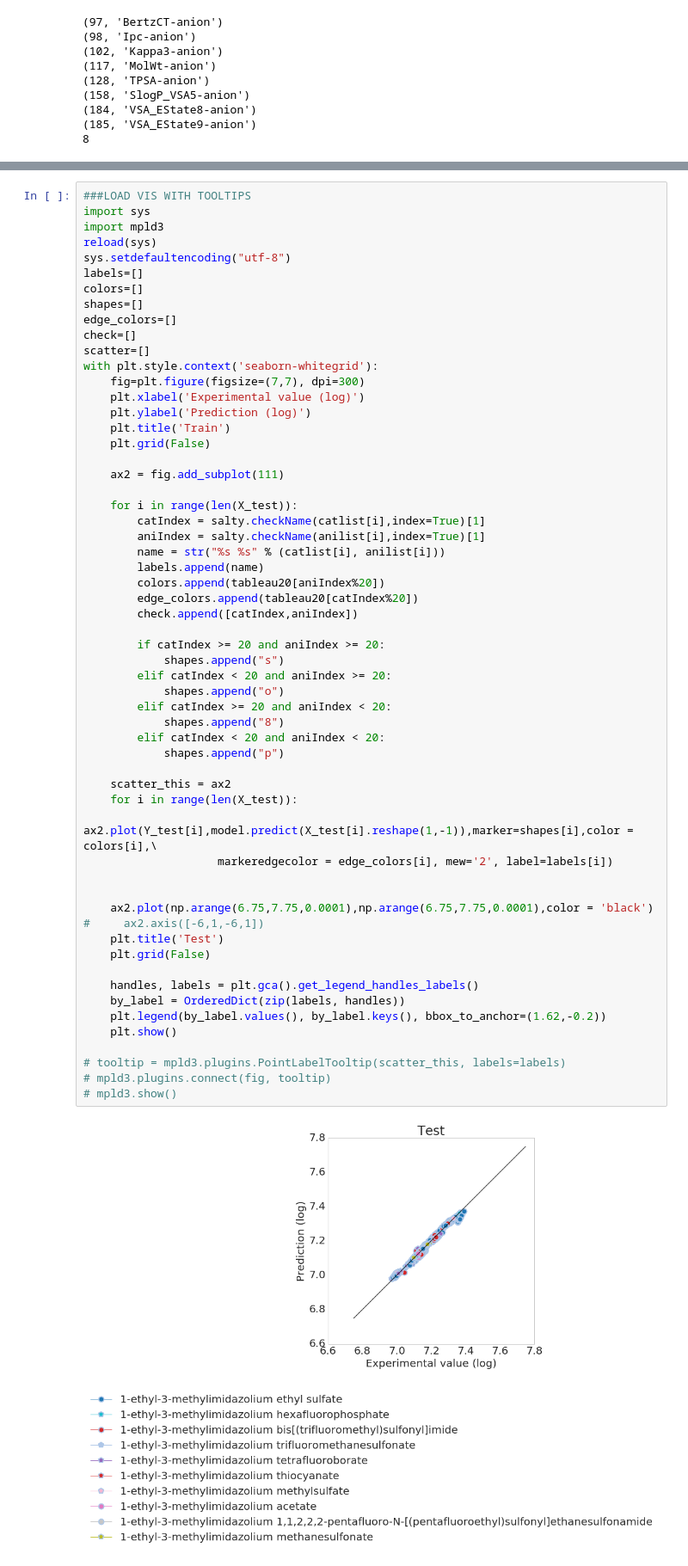
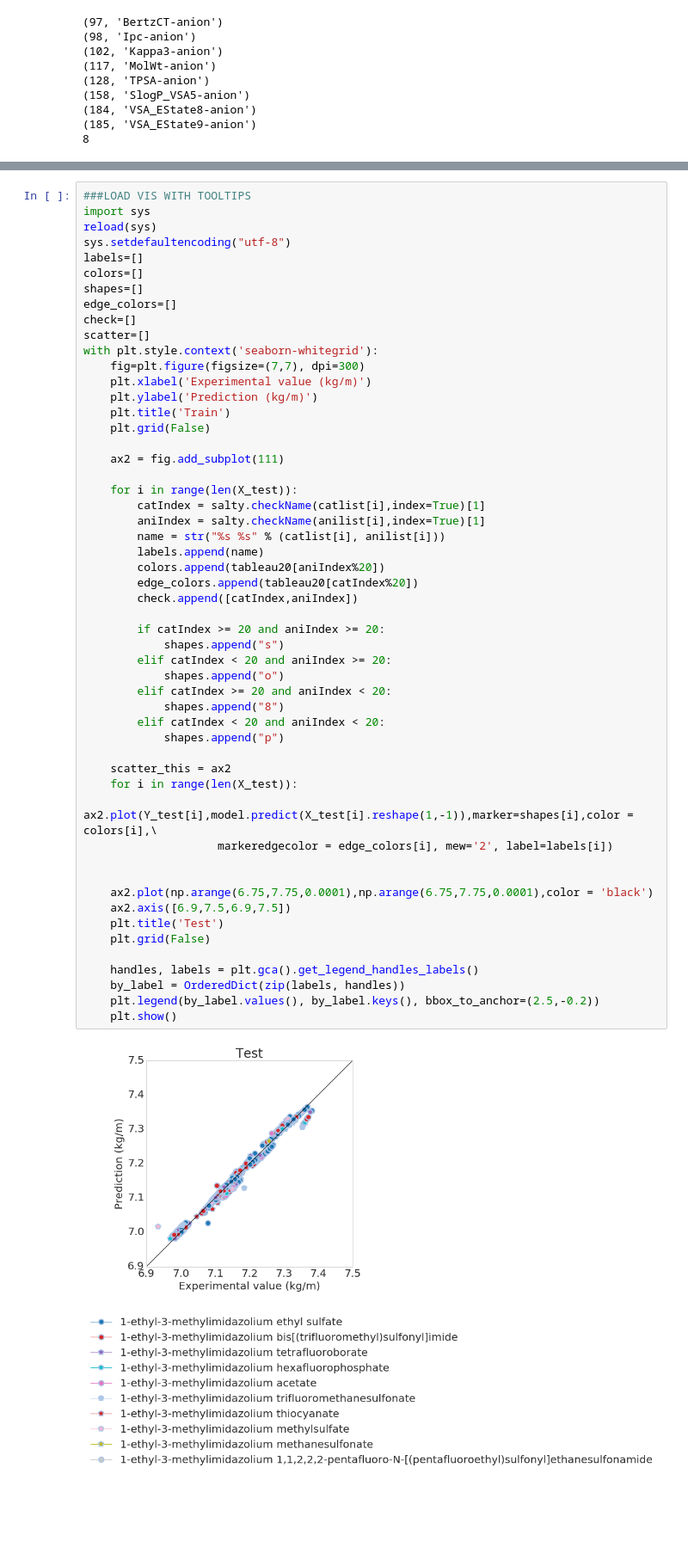
Before and after one commit to wesleybeckner/salty, a Jupyter notebook: scripts/LASSO_wesley.ipynb, the cells around one changed output, grey strips where cells are left out. Shown at 86% size. Saved outputs shown, nothing was run; the diff lists cells and outputs as text; blank space fills up the shorter version.

```diff
--- a/scripts/LASSO_wesley.ipynb
+++ b/scripts/LASSO_wesley.ipynb
@@ -135,7 +135,6 @@ with plt.style.context('seaborn-whitegrid'):
 # %%
 ###LOAD VIS WITH TOOLTIPS
 import sys
-import mpld3
 reload(sys)
 sys.setdefaultencoding("utf-8")
 labels=[]
@@ -146,8 +145,8 @@ check=[]
 scatter=[]
 with plt.style.context('seaborn-whitegrid'):
     fig=plt.figure(figsize=(7,7), dpi=300)
-    plt.xlabel('Experimental value (log)')
-    plt.ylabel('Prediction (log)')
+    plt.xlabel('Experimental value (kg/m)')
+    plt.ylabel('Prediction (kg/m)')
     plt.title('Train')
     plt.grid(False)
 
@@ -158,37 +157,33 @@ with plt.style.context('seaborn-whitegrid'):
         aniIndex = salty.checkName(anilist[i],index=True)[1]
         name = str("%s %s" % (catlist[i], anilist[i]))
         labels.append(name)
         colors.append(tableau20[aniIndex%20])
         edge_colors.append(tableau20[catIndex%20])
         check.append([catIndex,aniIndex])
 
         if catIndex >= 20 and aniIndex >= 20:
             shapes.append("s")
         elif catIndex < 20 and aniIndex >= 20:
             shapes.append("o")
         elif catIndex >= 20 and aniIndex < 20:
             shapes.append("8")
         elif catIndex < 20 and aniIndex < 20:
             shapes.append("p")
 
     scatter_this = ax2
     for i in range(len(X_test)):
         ax2.plot(Y_test[i],model.predict(X_test[i].reshape(1,-1)),marker=shapes[i],color = colors[i],\
                     markeredgecolor = edge_colors[i], mew='2', label=labels[i])
 
 
     ax2.plot(np.arange(6.75,7.75,0.0001),np.arange(6.75,7.75,0.0001),color = 'black')
-#     ax2.axis([-6,1,-6,1])
+    ax2.axis([6.9,7.5,6.9,7.5])
     plt.title('Test')
     plt.grid(False)
 
     handles, labels = plt.gca().get_legend_handles_labels()
     by_label = OrderedDict(zip(labels, handles))
-    plt.legend(by_label.values(), by_label.keys(), bbox_to_anchor=(1.62,-0.2))
+    plt.legend(by_label.values(), by_label.keys(), bbox_to_anchor=(2.5,-0.2))
     plt.show()
-
-# tooltip = mpld3.plugins.PointLabelTooltip(scatter_this, labels=labels)
-# mpld3.plugins.connect(fig, tooltip)
-# mpld3.show()
 # %% [output]
-[figure, old version]
+[figure, new version]
```
Also changed, not shown: parts of 3 cells of this notebook, 1 other file.
